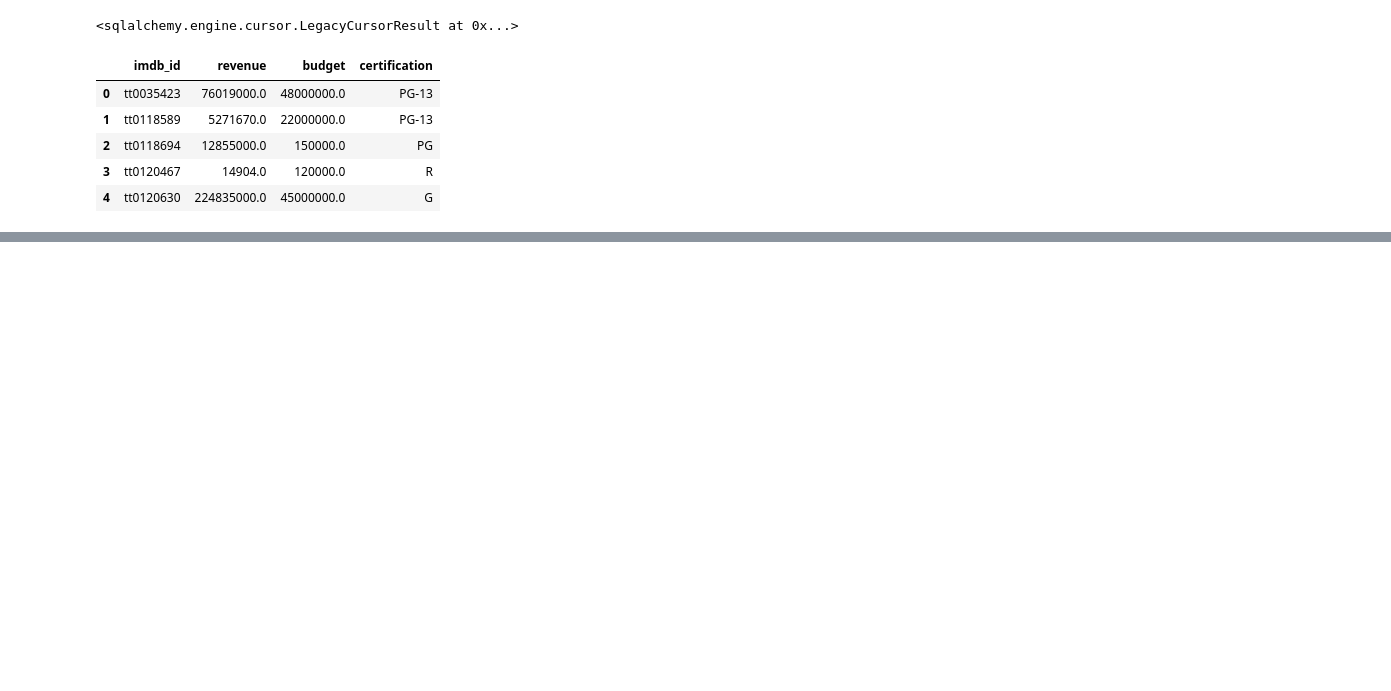
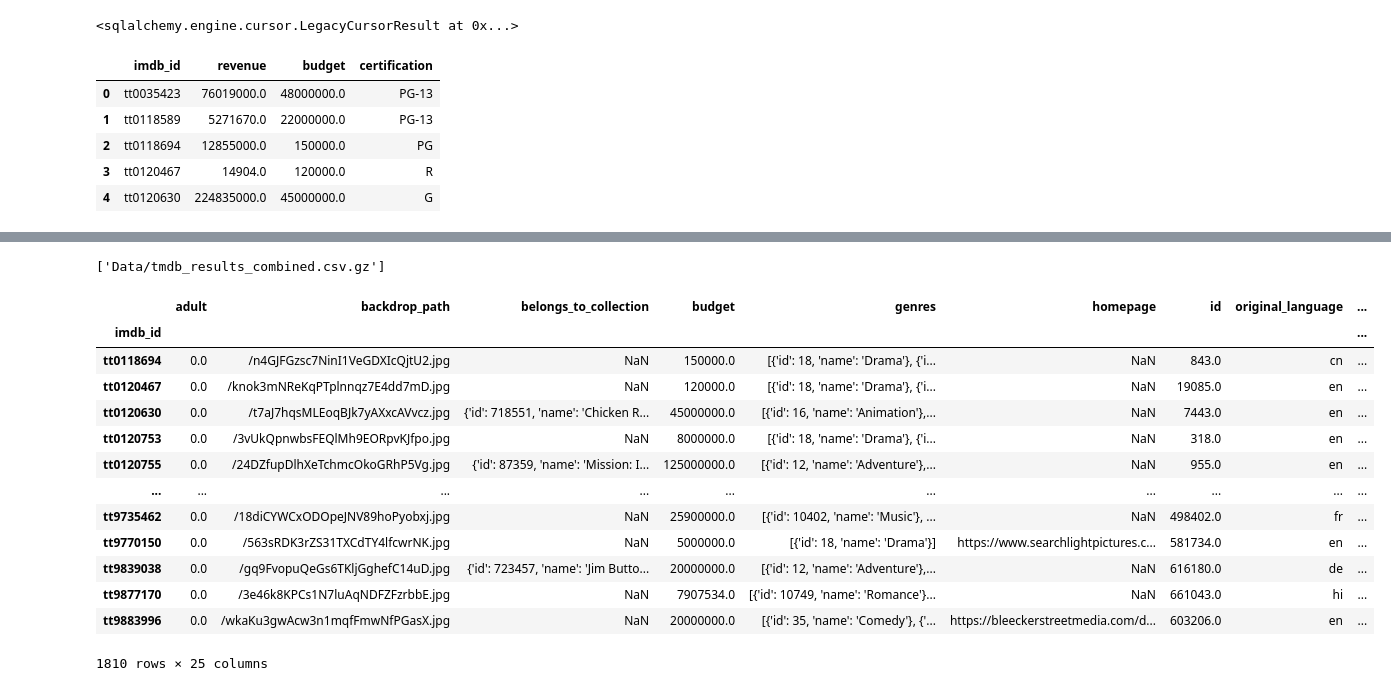
Before and after one commit to Codeguy225/Movie-Prediction-Project, a Jupyter notebook: Derek Overton Movie Predictions Part 4.ipynb, the cells around one changed output, grey strips where cells are left out. Cells and saved outputs as stored; diff of their text form; code cells hidden in the pictures; blank space fills up the shorter version.

```diff
--- a/Derek Overton Movie Predictions Part 4.ipynb
+++ b/Derek Overton Movie Predictions Part 4.ipynb
@@ -517,0 +523,32 @@ pd.read_sql_query(q, engine)
+# %%
+q = "Data/tmdb_results_combined.csv.gz"
+tmdb_results_combined = glob.glob(q)
+# Showing the first 5
+tmdb_results_combined[:5]
+# %% [output]
+['Data/tmdb_results_combined.csv.gz']
+# %%
+## Loading all files as df and appending to a list
+df_list = []
+for file in tmdb_results_combined:
+    tmdb_df = pd.read_csv(file, index_col=0)
+    df_list.append(tmdb_df)
+
+## Concatenating the list of dfs into 1 combined
+df_combined = pd.concat(df_list)
+df_combined
+# %% [output]
+|  | adult | backdrop_path | belongs_to_collection | budget | genres | homepage | id | original_language | ... |
+| imdb_id |  |  |  |  |  |  |  |  | ... |
+| tt0118694 | 0.0 | /n4GJFGzsc7NinI1VeGDXIcQjtU2.jpg | NaN | 150000.0 | [{'id': 18, 'name': 'Drama'}, {'i... | NaN | 843.0 | cn | ... |
+| tt0120467 | 0.0 | /knok3mNReKqPTplnnqz7E4dd7mD.jpg | NaN | 120000.0 | [{'id': 18, 'name': 'Drama'}, {'i... | NaN | 19085.0 | en | ... |
+| tt0120630 | 0.0 | /t7aJ7hqsMLEoqBJk7yAXxcAVvcz.jpg | {'id': 718551, 'name': 'Chicken R... | 45000000.0 | [{'id': 16, 'name': 'Animation'},... | NaN | 7443.0 | en | ... |
+| tt0120753 | 0.0 | /3vUkQpnwbsFEQlMh9EORpvKJfpo.jpg | NaN | 8000000.0 | [{'id': 18, 'name': 'Drama'}, {'i... | NaN | 318.0 | en | ... |
+| tt0120755 | 0.0 | /24DZfupDlhXeTchmcOkoGRhP5Vg.jpg | {'id': 87359, 'name': 'Mission: I... | 125000000.0 | [{'id': 12, 'name': 'Adventure'},... | NaN | 955.0 | en | ... |
+| ... | ... | ... | ... | ... | ... | ... | ... | ... | ... |
+| tt9735462 | 0.0 | /18diCYWCxODOpeJNV89hoPyobxj.jpg | NaN | 25900000.0 | [{'id': 10402, 'name': 'Music'}, ... | NaN | 498402.0 | fr | ... |
+| tt9770150 | 0.0 | /563sRDK3rZS31TXCdTY4lfcwrNK.jpg | NaN | 5000000.0 | [{'id': 18, 'name': 'Drama'}] | https://www.searchlightpictures.c... | 581734.0 | en | ... |
+| tt9839038 | 0.0 | /gq9FvopuQeGs6TKljGghefC14uD.jpg | {'id': 723457, 'name': 'Jim Butto... | 20000000.0 | [{'id': 12, 'name': 'Adventure'},... | NaN | 616180.0 | de | ... |
+| tt9877170 | 0.0 | /3e46k8KPCs1N7luAqNDFZFzrbbE.jpg | NaN | 7907534.0 | [{'id': 10749, 'name': 'Romance'}... | NaN | 661043.0 | hi | ... |
+| tt9883996 | 0.0 | /wkaKu3gwAcw3n1mqfFmwNfPGasX.jpg | NaN | 20000000.0 | [{'id': 35, 'name': 'Comedy'}, {'... | https://bleeckerstreetmedia.com/d... | 603206.0 | en | ... |
+1810 rows × 25 columns
```
Also changed, not shown: parts of 11 cells of this notebook, 2 other files.
